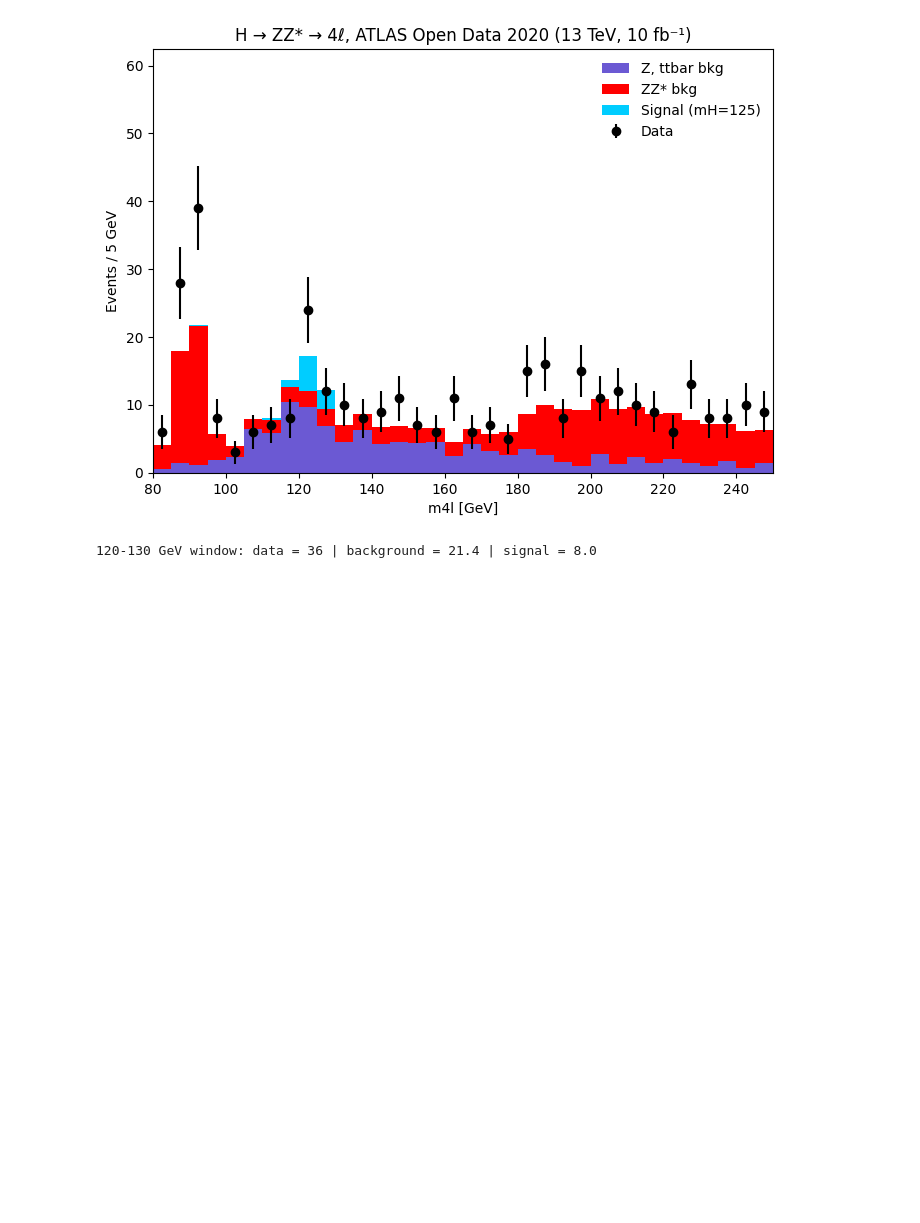
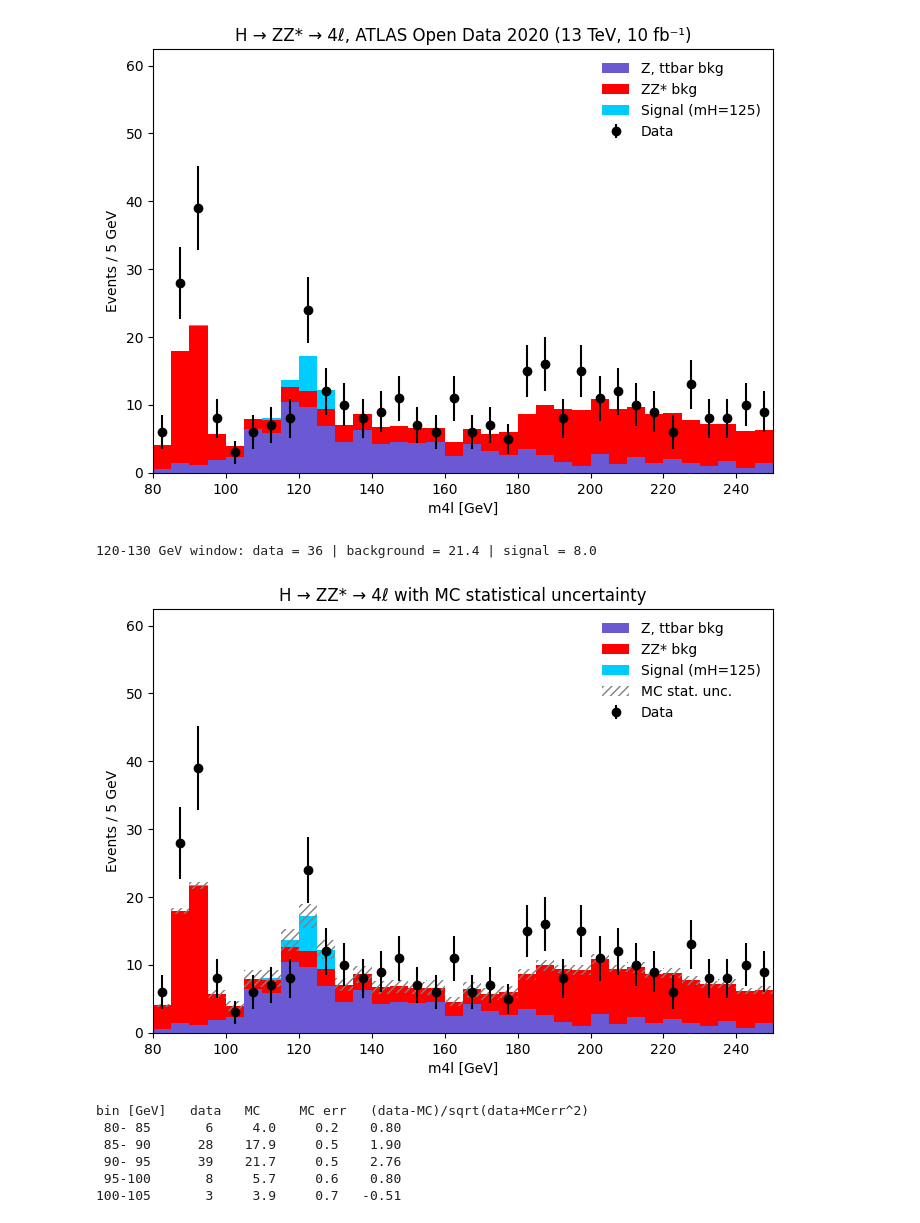
Before and after one commit to mutallimov7/CERN-Open-Data-Analysis, a Jupyter notebook: analysis.ipynb, the cells around one changed output. Saved outputs shown, nothing was run; the diff lists cells and outputs as text; code cells hidden in the pictures; blank space fills up the shorter version.

```diff
--- a/analysis.ipynb
+++ b/analysis.ipynb
@@ -185,3 +185,51 @@ Signal (mH=125)
 Data events after selection: 507 (official ATLAS notebook: 507)
 [figure]
 120-130 GeV window: data = 36 | background = 21.4 | signal = 8.0
+# %%
+# ---------------------------------------------------------------
+# MC statistical uncertainty: sqrt(sum of squared weights) per bin
+# ---------------------------------------------------------------
+mc_groups = ["Z, ttbar bkg", "ZZ* bkg", "Signal (mH=125)"]
+
+mc_sum = np.zeros(len(edges) - 1)    # total MC prediction per bin
+mc_sumw2 = np.zeros(len(edges) - 1)  # sum of squared weights per bin
+for g in mc_groups:
+    m, w = results[g]
+    mc_sum += np.histogram(m, bins=edges, weights=w)[0]
+    mc_sumw2 += np.histogram(m, bins=edges, weights=w**2)[0]
+mc_err = np.sqrt(mc_sumw2)
+
+# Plot: same figure as before, plus a hatched MC uncertainty band
+fig, ax = plt.subplots(figsize=(8, 5.5))
+groups = ["Z, ttbar bkg", "ZZ* bkg", "Signal (mH=125)"]
+ax.hist([results[g][0] for g in groups], bins=edges,
+        weights=[results[g][1] for g in groups], stacked=True,
+        color=[samples[g]["color"] for g in groups], label=groups)
+ax.bar(centres, 2 * mc_err, bottom=mc_sum - mc_err, width=5,
+       fill=False, hatch="////", edgecolor="gray", linewidth=0,
+       label="MC stat. unc.")
+ax.errorbar(centres, data_counts, yerr=np.sqrt(data_counts), fmt="ko", label="Data")
+ax.set_xlim(80, 250)
+ax.set_ylim(0, data_counts.max() * 1.6)
+ax.set_xlabel("m4l [GeV]")
+ax.set_ylabel("Events / 5 GeV")
+ax.set_title("H → ZZ* → 4ℓ with MC statistical uncertainty")
+ax.legend(frameon=False)
+plt.savefig("m4l_with_mc_unc.png", dpi=150)
+plt.show()
+
+# Bin-by-bin comparison for 80-105 GeV (approximate pull)
+print("bin [GeV]   data   MC     MC err   (data-MC)/sqrt(data+MCerr^2)")
+for i in range(len(edges) - 1):
+    if edges[i] >= 80 and edges[i + 1] <= 105:
+        denom = np.sqrt(data_counts[i] + mc_err[i] ** 2)
+        pull = (data_counts[i] - mc_sum[i]) / denom if denom > 0 else float("nan")
+        print(f"{edges[i]:3d}-{edges[i+1]:3d}    {data_counts[i]:4d}  {mc_sum[i]:6.1f}  {mc_err[i]:6.1f}   {pull:5.2f}")
+# %% [output]
+[figure, added]
+bin [GeV]   data   MC     MC err   (data-MC)/sqrt(data+MCerr^2)
+ 80- 85       6     4.0     0.2    0.80
+ 85- 90      28    17.9     0.5    1.90
+ 90- 95      39    21.7     0.5    2.76
+ 95-100       8     5.7     0.6    0.80
+100-105       3     3.9     0.7   -0.51
```
